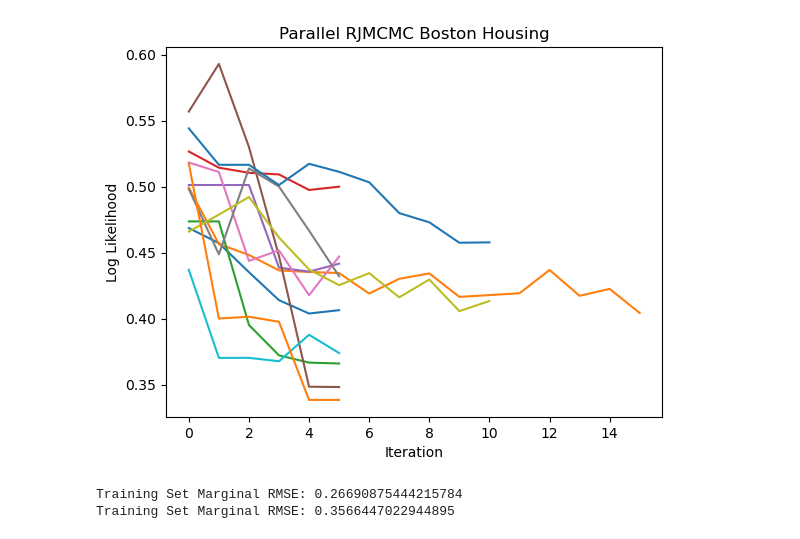
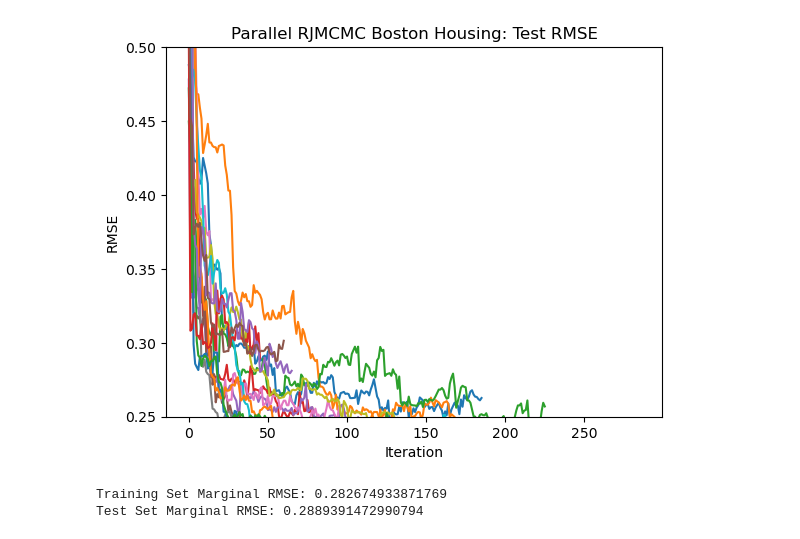
Before and after one commit to jberezow/BostonHousing, a Jupyter notebook: Thesis-LoadTraces.ipynb, the cells around one changed output. Drawn from its saved outputs; the diff is of its cells as text; code cells hidden in the pictures.

```diff
--- a/Thesis-LoadTraces.ipynb
+++ b/Thesis-LoadTraces.ipynb
@@ -18,7 +18,7 @@ include("LoadData.jl");
 # %%
 #Load Boston Housing Data
 
-dx, dy, x_train, x_test, y_train, y_test = load_data(10);
+dx, dy, x_train, x_test, y_train, y_test = load_data(2);
 # %%
 #Network hyperparameters
 k_real = 4 #Number of hidden nodes per layer
@@ -216,20 +218,21 @@ plt.ylim(0.0,1.0)
 # %%
 #Plot Test RMSE for Each Chain
 
 for i=1:chains
     rmses = zeros(length(traces[i]))
     for j=1:length(traces[i])
         trace = traces[i][j]
         pred_y = transpose(G(x_test,trace))[:,1]
         rmses[j] = mse_scaled(pred_y,y_test)
     end
     plot(rmses)
 end
-plt.title("Parallel RJMCMC Boston Housing")
+plt.title("Parallel RJMCMC Boston Housing: Test RMSE")
 plt.xlabel("Iteration")
-plt.ylabel("Log Likelihood");
+plt.ylabel("RMSE")
+plt.ylim(0.25,0.5);
 # %% [output]
-[figure, old version]
+[figure, new version]
 # %%
 #Marginalize RMSE
 
@@ -261,7 +264,7 @@ end
 y_marginal = y_marginal ./ (chains*(length(traces[1]) - (j-1)))
 mse = mse_scaled(y_marginal, y_test)
 
-println("Training Set Marginal RMSE: $mse")
+println("Test Set Marginal RMSE: $mse")
 # %% [output]
-Training Set Marginal RMSE: 0.26690875444215784
-Training Set Marginal RMSE: 0.3566447022944895
+Training Set Marginal RMSE: 0.282674933871769
+Test Set Marginal RMSE: 0.2889391472990794
```
Also changed, not shown: parts of 6 cells of this notebook, 16 other files.
